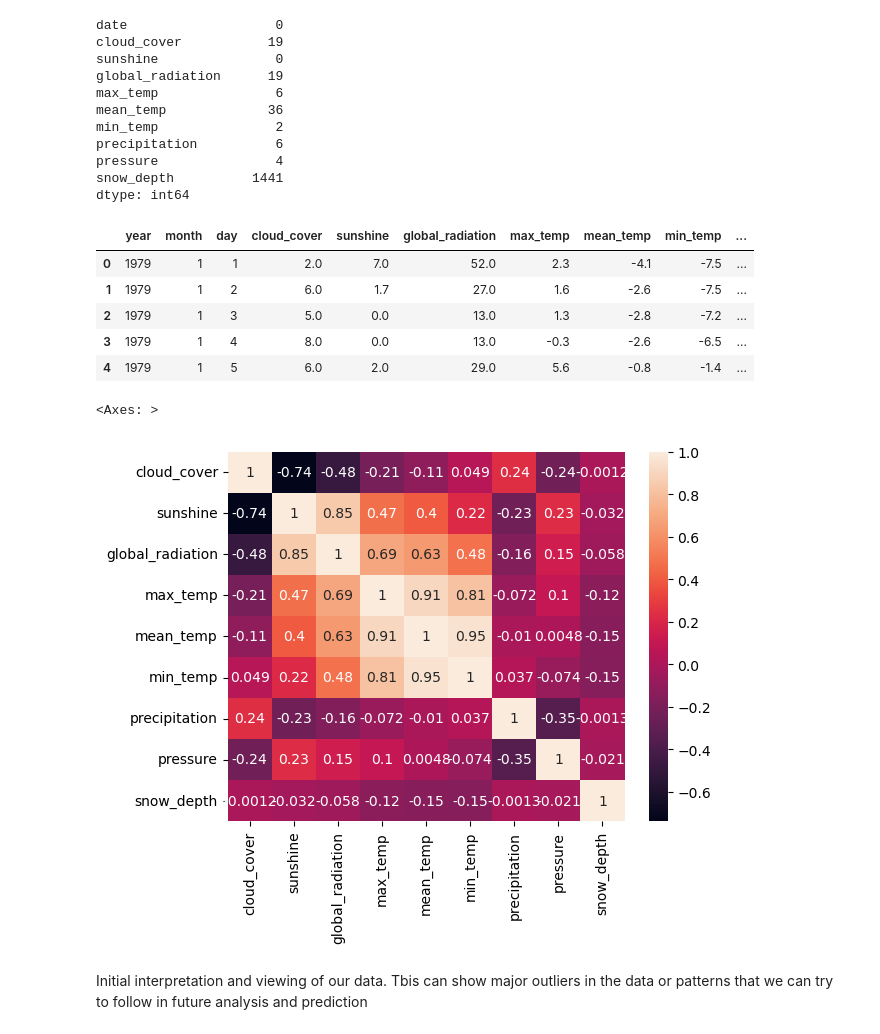
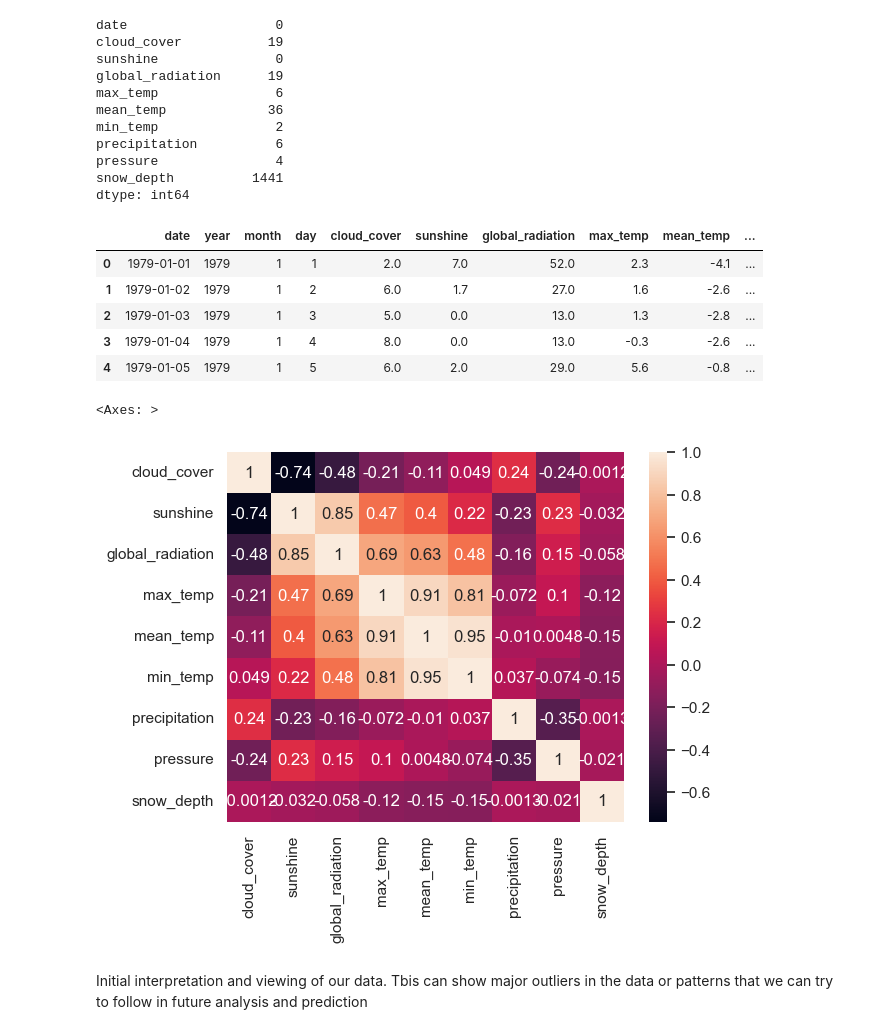
Before and after one commit to artkumik/random-forest, a Jupyter notebook: weather/weather.ipynb, the cells around one changed output. Saved outputs shown, nothing was run; the diff lists cells and outputs as text; code cells hidden in the pictures.

```diff
--- a/weather/weather.ipynb
+++ b/weather/weather.ipynb
@@ -78,22 +79,20 @@ df.insert(1, 'year', df.pop("year"))
 df.insert(2, 'month', df.pop("month"))
 df.insert(3, 'day', df.pop("day"))
 
-df = df.drop(columns = "date")
-
 df.head()
 # %% [output]
-|  | year | month | day | cloud_cover | sunshine | global_radiation | max_temp | mean_temp | min_temp | ... |
-| 0 | 1979 | 1 | 1 | 2.0 | 7.0 | 52.0 | 2.3 | -4.1 | -7.5 | ... |
-| 1 | 1979 | 1 | 2 | 6.0 | 1.7 | 27.0 | 1.6 | -2.6 | -7.5 | ... |
-| 2 | 1979 | 1 | 3 | 5.0 | 0.0 | 13.0 | 1.3 | -2.8 | -7.2 | ... |
-| 3 | 1979 | 1 | 4 | 8.0 | 0.0 | 13.0 | -0.3 | -2.6 | -6.5 | ... |
-| 4 | 1979 | 1 | 5 | 6.0 | 2.0 | 29.0 | 5.6 | -0.8 | -1.4 | ... |
+|  | date | year | month | day | cloud_cover | sunshine | global_radiation | max_temp | mean_temp | ... |
+| 0 | 1979-01-01 | 1979 | 1 | 1 | 2.0 | 7.0 | 52.0 | 2.3 | -4.1 | ... |
+| 1 | 1979-01-02 | 1979 | 1 | 2 | 6.0 | 1.7 | 27.0 | 1.6 | -2.6 | ... |
+| 2 | 1979-01-03 | 1979 | 1 | 3 | 5.0 | 0.0 | 13.0 | 1.3 | -2.8 | ... |
+| 3 | 1979-01-04 | 1979 | 1 | 4 | 8.0 | 0.0 | 13.0 | -0.3 | -2.6 | ... |
+| 4 | 1979-01-05 | 1979 | 1 | 5 | 6.0 | 2.0 | 29.0 | 5.6 | -0.8 | ... |
 # %%
-df_nodate = df.drop(columns = ["year","month","day"])
+df_nodate = df.drop(columns = ["year","month","day","date"])
 sns.heatmap(df_nodate.corr(), annot=True)
 # %% [output]
 <Axes: >
-[figure, old version]
+[figure, new version]
 # %% [markdown]
 Initial interpretation and viewing of our data. Tbis can show major outliers in the data or patterns that we can try to follow in future analysis and prediction
 # %%
```
Also changed, not shown: parts of 25 cells of this notebook.
